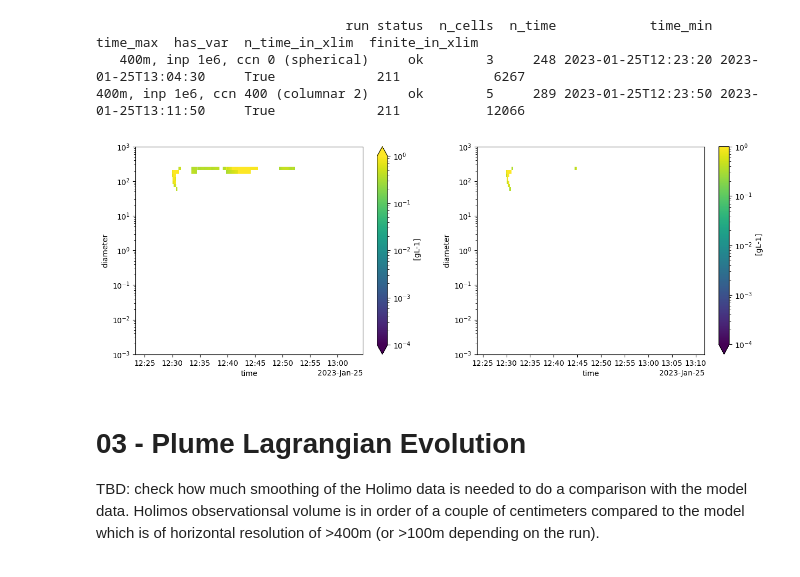
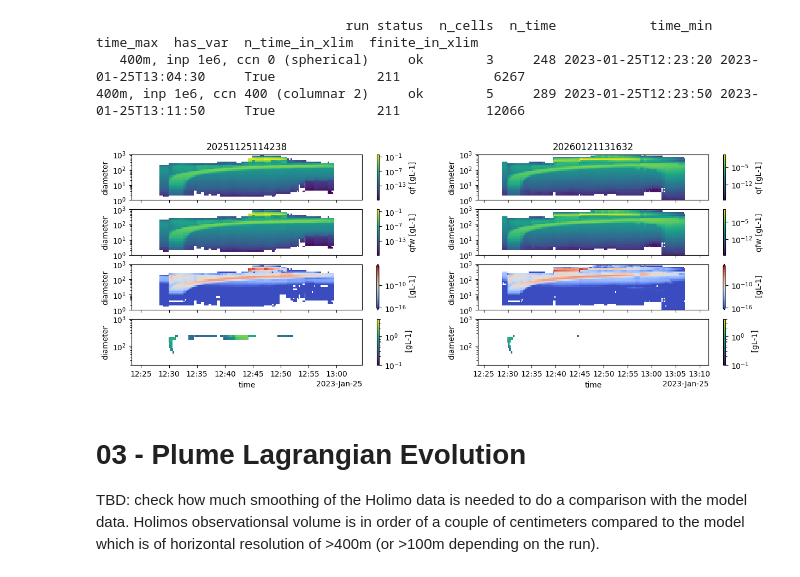
Before and after one commit to KarlJohnsonnn/polarcap_analysis, a Jupyter notebook: notebooks/03-plume-lagrangian-evolution.ipynb, the cells around one changed output. Drawn from its saved outputs; the diff is of its cells as text; code cells hidden in the pictures.

```diff
--- a/notebooks/03-plume-lagrangian-evolution.ipynb
+++ b/notebooks/03-plume-lagrangian-evolution.ipynb
@@ -89,17 +92,35 @@ print(diag.to_string(index=False))
                                 run status  n_cells  n_time            time_min            time_max  has_var  n_time_in_xlim  finite_in_xlim
    400m, inp 1e6, ccn 0 (spherical)     ok        3     248 2023-01-25T12:23:20 2023-01-25T13:04:30     True             211            6267
 400m, inp 1e6, ccn 400 (columnar 2)     ok        5     289 2023-01-25T12:23:50 2023-01-25T13:11:50     True             211           12066
+# %%
+def _mb(ds, threshold=0.0):
+    return xr.where(ds>threshold, ds, np.nan)
 # %%
-from matplotlib.colors import LogNorm as _LogNorm
-fig, ax = plt.subplots(ncols=2, figsize=(15, 5))
+nrows, ncols = 4,2
+fig, ax = plt.subplots(ncols=ncols,nrows=nrows, figsize=(15, 5))
 for i in range(2):
-    da_ = datasets[RUNS[i]['label']]['extreme']
-    # only liquid shell
-    da_wshell = 1 - (da_['qf']/da_['qfw'])
+    ds_ = datasets[RUNS[i]['label']]['extreme']
+    da_ice = ds_['qf']
+    da_mixed = ds_['qfw']
+    da_liq_shell = (da_mixed - da_ice) # only liquid shell
+
+
+    _mb(da_ice.sum(dim=['cell'])).plot(ax=ax[0, i], x='time', yscale='log', ylim=(1, 1000), norm=_LogNorm())
+    _mb(da_mixed.sum(dim=['cell'])).plot(ax=ax[1, i], x='time', yscale='log', ylim=(1, 1000), norm=_LogNorm())
+    _mb(da_liq_shell.sum(dim=['cell'])).plot(ax=ax[2,i], x='time', yscale='log', ylim=(1, 1000), cmap='coolwarm', norm=_LogNorm(vmin=1e-16, vmax=1e-5), )
+
+    # row 4
+    da_wshell = 1 - (da_ice/da_mixed)
     da_wshell = xr.where(da_wshell > 0.3, da_wshell, 0)
-    da_wshell.sum(dim=['cell']).plot(ax=ax[i], x='time', yscale='log', ylim=(1e-3, 1000), norm=_LogNorm(vmin=1e-4, vmax=1))
+    _mb(da_wshell.sum(dim=['cell'])).plot(ax=ax[3, i], x='time', yscale='log', ylim=(20, 1000), norm=_LogNorm(vmin=1e-1, vmax=4))
+
+    ax[0,i].set_title(ds_.attrs["run_id"])
+    for j in range(nrows):
+        if j < nrows-1:
+            ax[j,i].set_xlabel("")
+            ax[j,i].set_xticklabels([])
 # %% [output]
-[figure, old version]
+[figure, new version]
 # %% [markdown]
 # 03 - Plume Lagrangian Evolution
 
```
Also changed, not shown: parts of 8 cells of this notebook, 4 other files.
